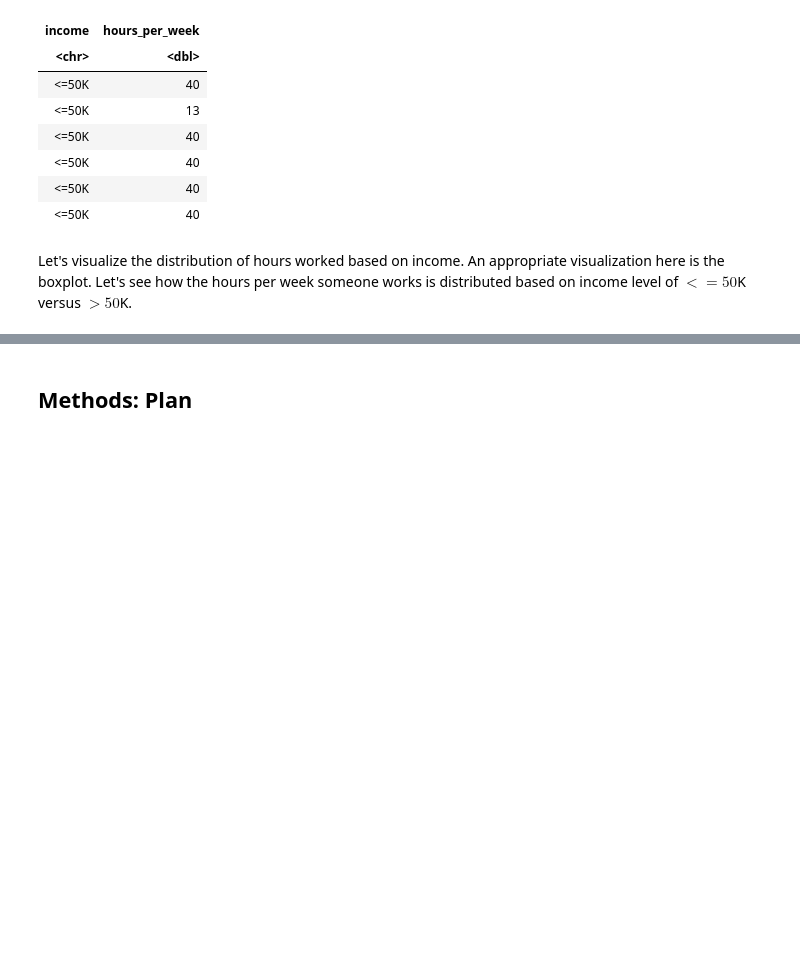
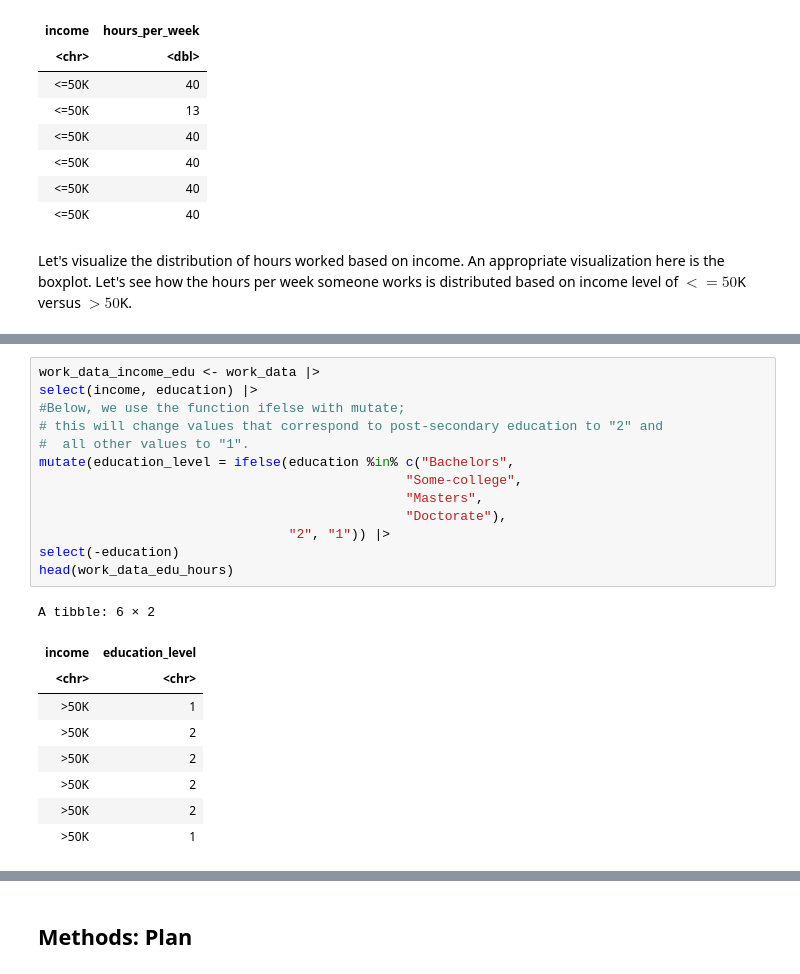
Before and after one commit to ggzggzggzggz/stat-201-2023w1-group-019, a Jupyter notebook: proposal_project.ipynb, the cells around one changed output, grey strips where cells are left out. Cells and saved outputs as stored; diff of their text form; blank space fills up the shorter version.

```diff
--- a/proposal_project.ipynb
+++ b/proposal_project.ipynb
@@ -152,0 +152,23 @@ The estimate for mean of hours worked per week for people with an income greater
+# %%
+work_data_income_edu <- work_data |>
+select(income, education) |>
+#Below, we use the function ifelse with mutate;
+# this will change values that correspond to post-secondary education to "2" and
+#  all other values to "1".
+mutate(education_level = ifelse(education %in% c("Bachelors",
+                                               "Some-college",
+                                               "Masters",
+                                               "Doctorate"),
+                                "2", "1")) |>
+select(-education)
+head(work_data_edu_hours)
+# %% [output]
+A tibble: 6 × 2
+| income | education_level |
+| <chr> | <chr> |
+| >50K | 1 |
+| >50K | 2 |
+| >50K | 2 |
+| >50K | 2 |
+| >50K | 2 |
+| >50K | 1 |
```
Also changed, not shown: parts of 21 cells of this notebook.
